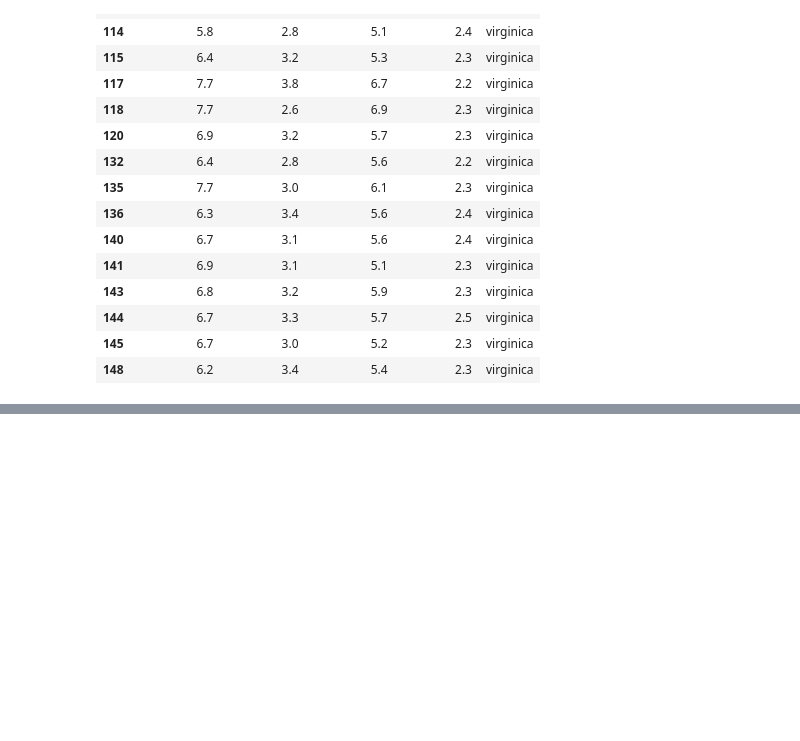
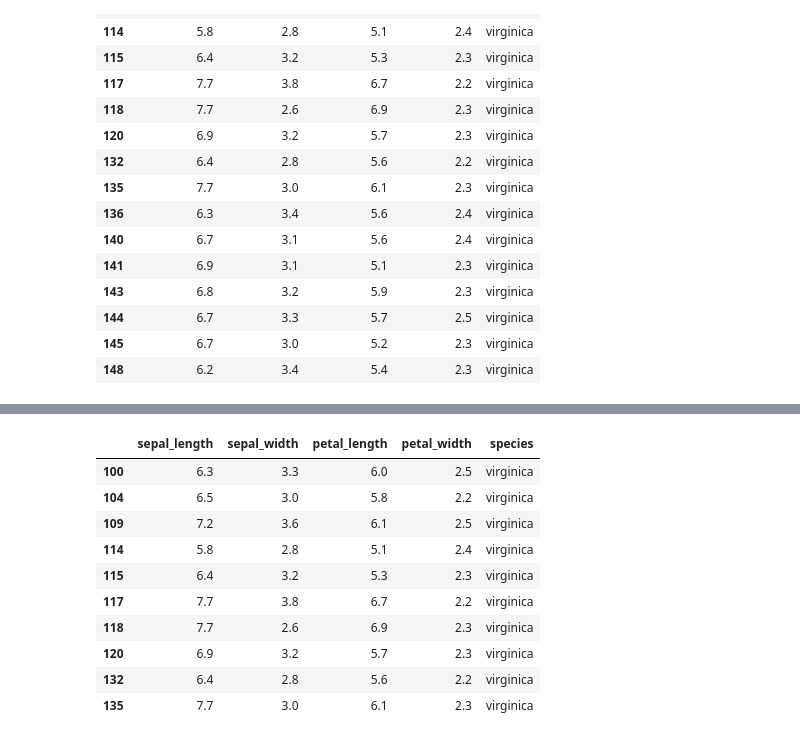
Before and after one commit to kiehozero/atu-progda2022, a Jupyter notebook: week4-pandas/pandas-with-iris.ipynb, the cells around one changed output, grey strips where cells are left out. Drawn from its saved outputs; the diff is of its cells as text; code cells hidden in the pictures; blank space fills up the shorter version.

```diff
--- a/week4-pandas/pandas-with-iris.ipynb
+++ b/week4-pandas/pandas-with-iris.ipynb
@@ -186,0 +193,14 @@ width_df
+# %%
+width_df.head(10)
+# %% [output]
+|  | sepal_length | sepal_width | petal_length | petal_width | species |
+| 100 | 6.3 | 3.3 | 6.0 | 2.5 | virginica |
+| 104 | 6.5 | 3.0 | 5.8 | 2.2 | virginica |
+| 109 | 7.2 | 3.6 | 6.1 | 2.5 | virginica |
+| 114 | 5.8 | 2.8 | 5.1 | 2.4 | virginica |
+| 115 | 6.4 | 3.2 | 5.3 | 2.3 | virginica |
+| 117 | 7.7 | 3.8 | 6.7 | 2.2 | virginica |
+| 118 | 7.7 | 2.6 | 6.9 | 2.3 | virginica |
+| 120 | 6.9 | 3.2 | 5.7 | 2.3 | virginica |
+| 132 | 6.4 | 2.8 | 5.6 | 2.2 | virginica |
+| 135 | 7.7 | 3.0 | 6.1 | 2.3 | virginica |
```
Also changed, not shown: parts of 6 cells of this notebook.
